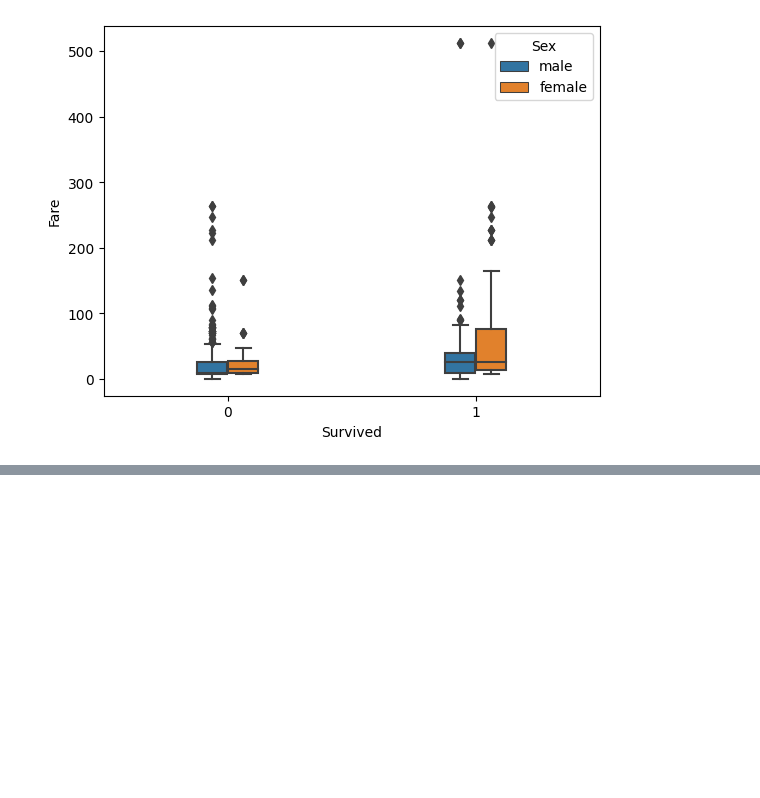
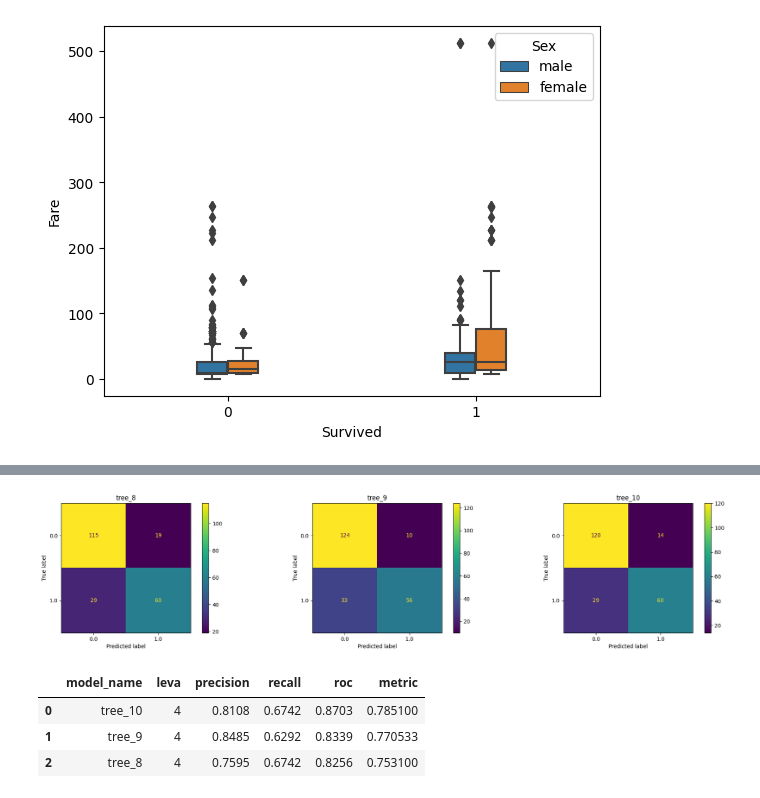
Before and after one commit to mateuseap/decision-tree, a Jupyter notebook: src/dt.ipynb, the cells around one changed output, grey strips where cells are left out. Cells and saved outputs as stored; diff of their text form; code cells hidden in the pictures; blank space fills up the shorter version.

```diff
--- a/src/dt.ipynb
+++ b/src/dt.ipynb
@@ -199,0 +335,16 @@ print('DecisionTreeClassifier accuracy score: {}'.format(accuracy))
+# %%
+tree_8 = DecisionTreeClassifier(min_samples_split=5, min_samples_leaf=10, random_state=seed).fit(X_train, y_train)
+tree_9 = DecisionTreeClassifier(min_samples_split=5, min_samples_leaf=20, random_state=seed).fit(X_train, y_train)
+tree_10 = DecisionTreeClassifier(min_samples_split=5, min_samples_leaf=30, random_state=seed).fit(X_train, y_train)
+# %%
+results_4 = plot_model_stats(3, [tree_8, tree_9, tree_10], ['tree_8', 'tree_9', 'tree_10'], X_test, y_test, 4)
+# %% [output]
+[figure, added]
+# %%
+results_4 = build_dataframe(results_4)
+results_4
+# %% [output]
+|  | model_name | leva | precision | recall | roc | metric |
+| 0 | tree_10 | 4 | 0.8108 | 0.6742 | 0.8703 | 0.785100 |
+| 1 | tree_9 | 4 | 0.8485 | 0.6292 | 0.8339 | 0.770533 |
+| 2 | tree_8 | 4 | 0.7595 | 0.6742 | 0.8256 | 0.753100 |
```
Also changed, not shown: parts of 42 cells of this notebook.
